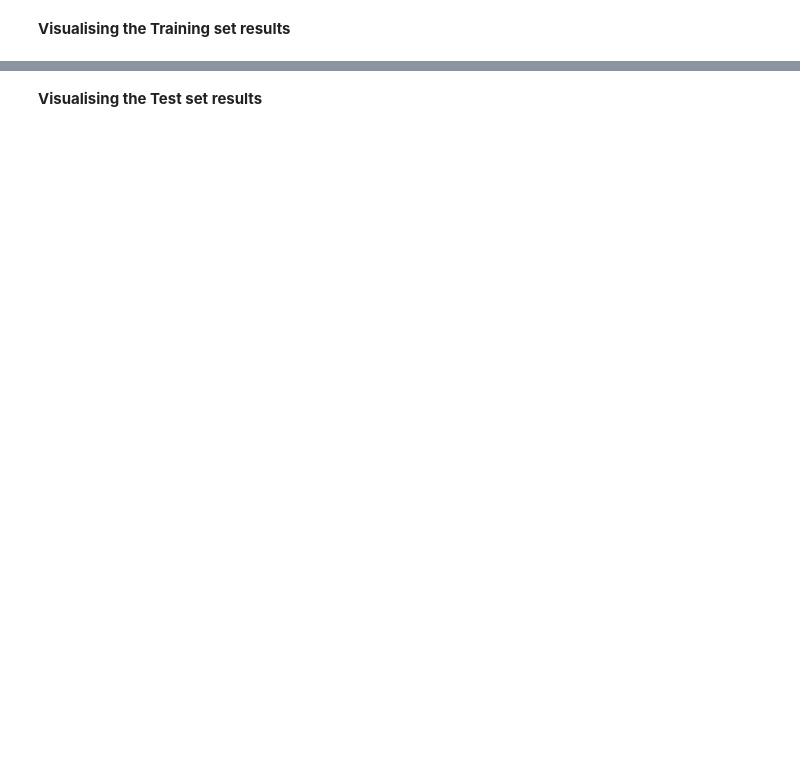
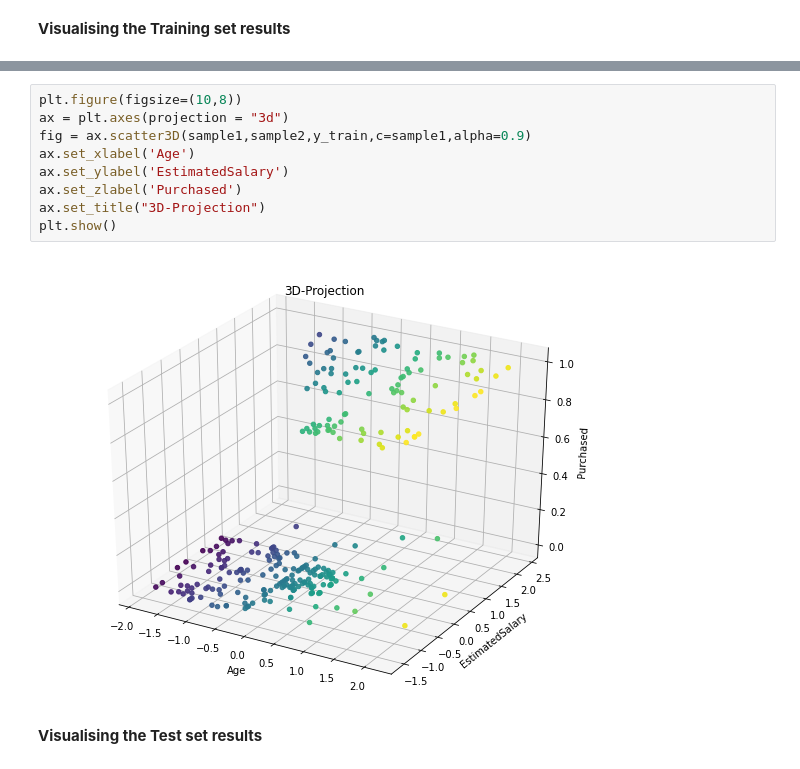
Before and after one commit to ajithspoojary/ML_Task7, a Jupyter notebook: Guvi_SVM_Assignment14.ipynb, the cells around one changed output, grey strips where cells are left out. Saved outputs shown, nothing was run; the diff lists cells and outputs as text; blank space fills up the shorter version.

```diff
--- a/Guvi_SVM_Assignment14.ipynb
+++ b/Guvi_SVM_Assignment14.ipynb
@@ -21,2 +110,13 @@
+# %%
+plt.figure(figsize=(10,8))
+ax = plt.axes(projection = "3d")
+fig = ax.scatter3D(sample1,sample2,y_train,c=sample1,alpha=0.9)
+ax.set_xlabel('Age')
+ax.set_ylabel('EstimatedSalary')
+ax.set_zlabel('Purchased')
+ax.set_title("3D-Projection")
+plt.show()
+# %% [output]
+[figure, added]
 # %% [markdown]
 **Visualising the Test set results**
```
Also changed, not shown: parts of 12 cells of this notebook.
